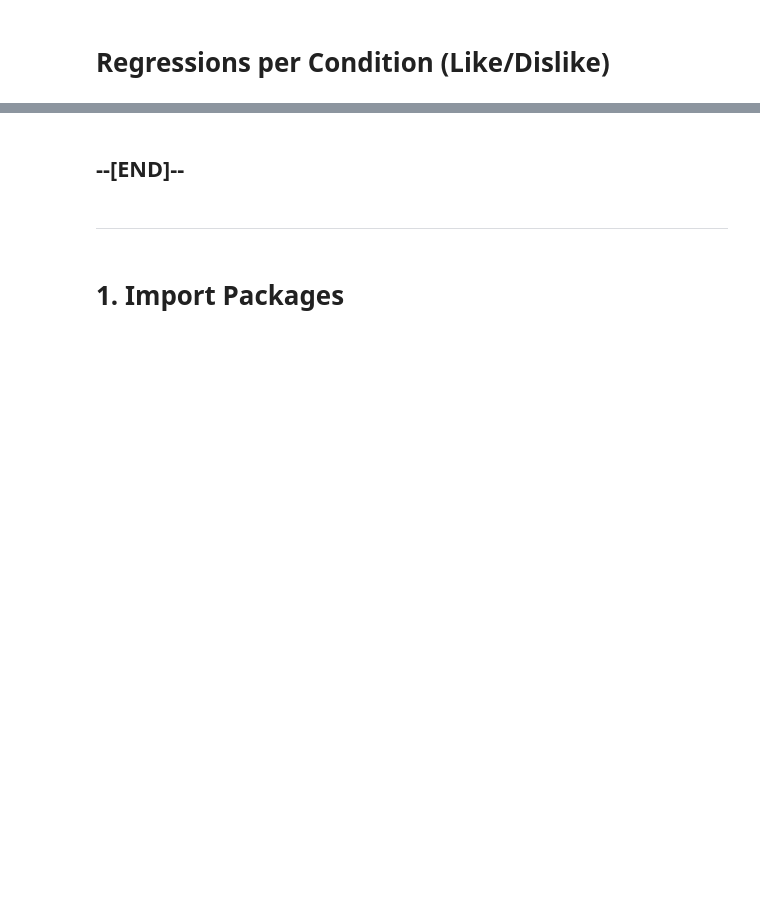
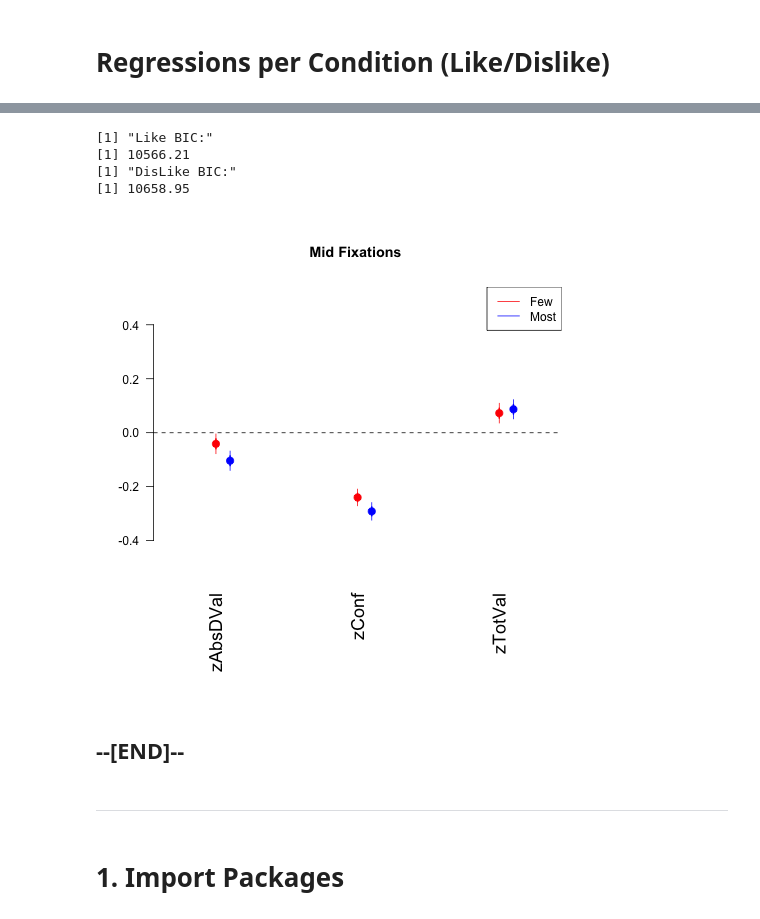
Before and after one commit to pradysepulveda/PF2019, a Jupyter notebook: PF2019_FixationsAnalysis_MiddleFix_FixCompress.ipynb, the cells around one changed output, grey strips where cells are left out. Drawn from its saved outputs; the diff is of its cells as text; code cells hidden in the pictures; blank space fills up the shorter version.

```diff
--- a/PF2019_FixationsAnalysis_MiddleFix_FixCompress.ipynb
+++ b/PF2019_FixationsAnalysis_MiddleFix_FixCompress.ipynb
@@ -773,3 +969,27 @@ legend("topright",  legend=c("Dislike", "Like"),col=c("red", "blue"), lty=1:1, c
+# %%
+%%R
+
+title_plot = "Mid Fixations "
+
+ModelChoiceL_1 <- glm(zmiddleFixTimeAvg ~ zAbsDVal + zConf + zTotVal , data=data_exp1_Like )
+ModelChoiceD_1 <- glm(zmiddleFixTimeAvg ~ zAbsDVal + zConf +  zTotVal , data=data_exp1_DisLike)
+
+BIC1 = BIC(ModelChoiceL_1)
+BIC2 = BIC(ModelChoiceD_1)
+print("Like BIC:")
+print(BIC1)
+print("DisLike BIC:")
+print(BIC2)
+
+coefplot(ModelChoiceD_1,intercept=FALSE,vertical = FALSE,  col.pts="red", cex.var=1.5, cex.pts=2, mar = c(8,4,5,1) ,ylim=c(-.5, .5) ,main=title_plot)
+coefplot(ModelChoiceL_1, intercept=FALSE, vertical = FALSE, add=TRUE, col.pts="blue", cex.var=1.5, cex.pts=2,mar = c(8,4,5,1))
+legend("topright",  legend=c("Few", "Most"),col=c("red", "blue"), lty=1:1, cex=1)
+# %% [output]
+[1] "Like BIC:"
+[1] 10566.21
+[1] "DisLike BIC:"
+[1] 10658.95
+[figure, added]
 # %% [markdown]
 ## --[END]--
 # %% [markdown]
```
Also changed, not shown: parts of 19 cells of this notebook.
